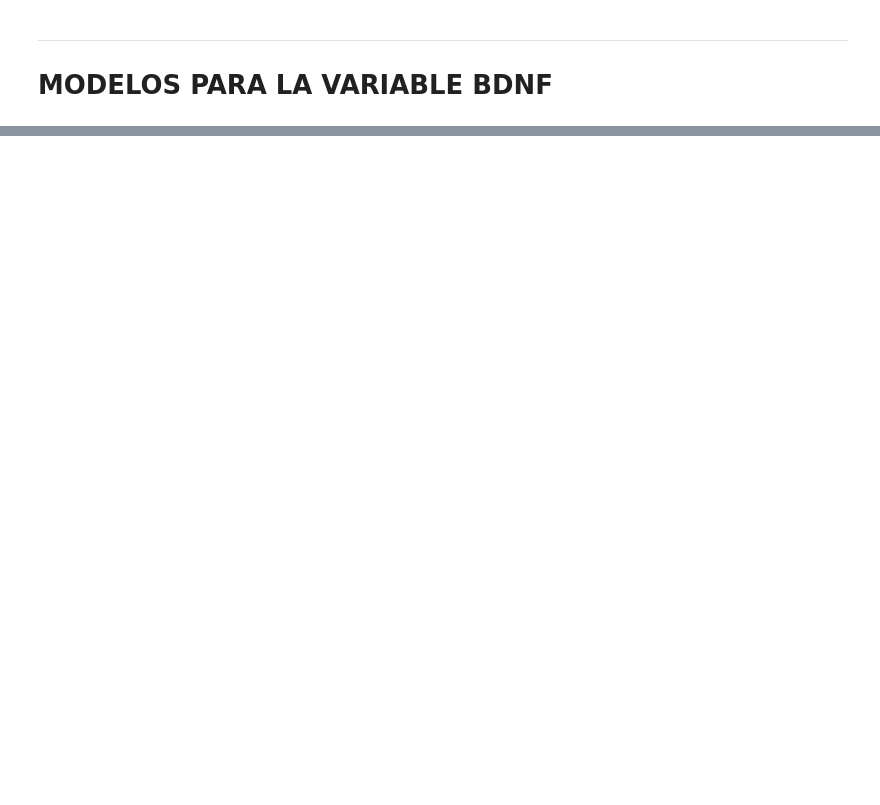
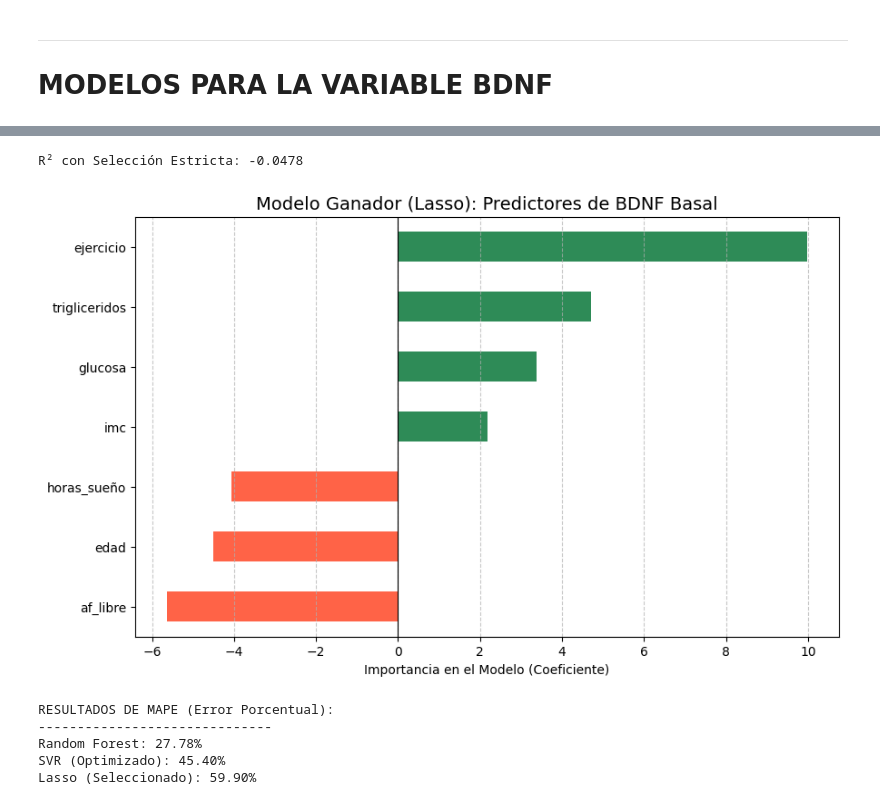
Before and after one commit to MardonioR/Proyecto-Polifenoles, a Jupyter notebook: Entregables/Avance 4 Equipo25.ipynb, the cells around one changed output, grey strips where cells are left out. Saved outputs shown, nothing was run; the diff lists cells and outputs as text; code cells hidden in the pictures; blank space fills up the shorter version.

```diff
--- a/Entregables/Avance 4 Equipo25.ipynb
+++ b/Entregables/Avance 4 Equipo25.ipynb
@@ -209,0 +450,51 @@ results_df_xg
+# %%
+# Al no mejorar el resultado, seleccionamos ultra-estricta de variables
+variables_clave = ['edad', 'ejercicio', 'horas_sueño', 'pcr']
+
+# Asegurar que existan en el dataset
+X_ultra = X_select[[c for c in variables_clave if c in X_select.columns]]
+
+# Entrenar un SVR muy simple
+from sklearn.svm import SVR
+from sklearn.preprocessing import StandardScaler
+
+scaler = StandardScaler()
+X_ultra_scaled = scaler.fit_transform(X_ultra)
+
+# Bajamos C para que sea más estable
+modelo_simple = SVR(kernel='linear', C=0.01)
+modelo_simple.fit(X_ultra_scaled, y)
+
+print(f"R² con Selección Estricta: {modelo_simple.score(X_ultra_scaled, y):.4f}")
+# %% [output]
+R² con Selección Estricta: -0.0478
+# %%
+# No mejoró nuevamente del resultado inicial
+# Usando los coeficientes que obtuvimos con Lasso (0.37)
+
+import pandas as pd
+import matplotlib.pyplot as plt
+
+coeficientes = {
+    'ejercicio': 9.98,
+    'trigliceridos': 4.70,
+    'glucosa': 3.37,
+    'imc': 2.19,
+    'horas_sueño': -4.07,
+    'edad': -4.50,
+    'af_libre': -5.63
+}
+
+df_coef = pd.DataFrame.from_dict(coeficientes, orient='index', columns=['Peso'])
+df_coef = df_coef.sort_values(by='Peso')
+
+plt.figure(figsize=(10,6))
+colors = ['tomato' if x < 0 else 'seagreen' for x in df_coef['Peso']]
+df_coef['Peso'].plot(kind='barh', color=colors)
+plt.title('Modelo Ganador (Lasso): Predictores de BDNF Basal', fontsize=14)
+plt.xlabel('Importancia en el Modelo (Coeficiente)')
+plt.axvline(0, color='black', lw=0.8)
+plt.grid(axis='x', linestyle='--', alpha=0.7)
+plt.show()
+# %% [output]
+[figure, added]
@@ -209,0 +514,29 @@ results_df_xg
+# %%
+from sklearn.metrics import mean_absolute_percentage_error
+
+# Definir los modelos con los nombres del notebook
+predicciones = {
+    'Random Forest': rf_model.predict(X_select), # Usamos X_select
+    'SVR (Optimizado)': svr_final.predict(X_scaled),
+    'Lasso (Seleccionado)': lasso.predict(X_scaled)
+}
+
+# Diccionario para guardar los resultados
+resultados_mape = {}
+
+for nombre, pred in predicciones.items():
+    # Calcular el MAPE comparando 'y' (valores reales) con 'pred' (predicciones)
+    error_mape = mean_absolute_percentage_error(y, pred) * 100
+    resultados_mape[nombre] = error_mape
+
+# Imprimir resultados
+print("RESULTADOS DE MAPE (Error Porcentual):")
+print("-" * 30)
+for modelo, valor in resultados_mape.items():
+    print(f"{modelo}: {valor:.2f}%")
+# %% [output]
+RESULTADOS DE MAPE (Error Porcentual):
+------------------------------
+Random Forest: 27.78%
+SVR (Optimizado): 45.40%
+Lasso (Seleccionado): 59.90%
```
Also changed, not shown: parts of 33 cells of this notebook, 1 other file.
